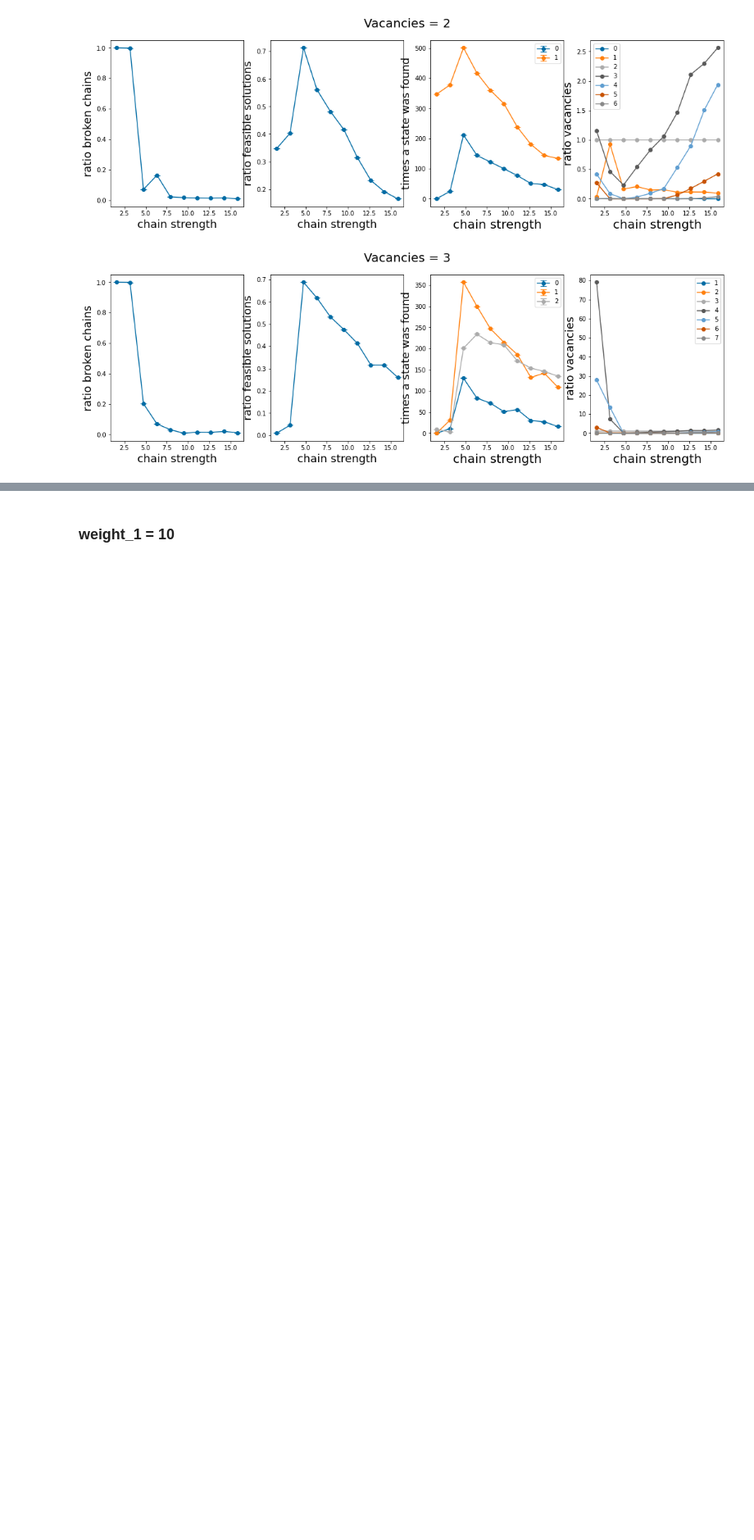
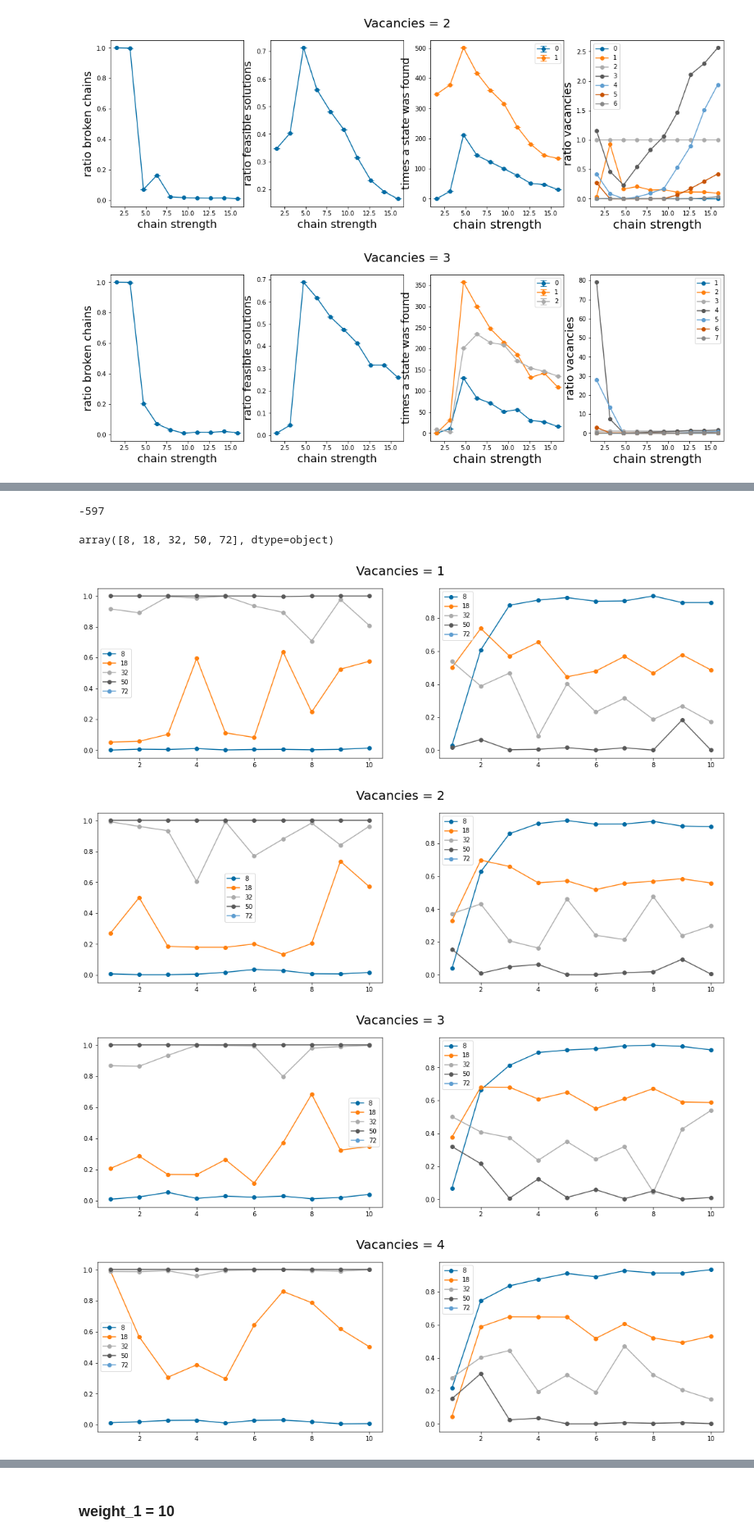
Before and after one commit to cmc-ucl/quantum_computing, a Jupyter notebook: Experiments.ipynb, the cells around one changed output, grey strips where cells are left out. Shown at 82% size. Drawn from its saved outputs; the diff is of its cells as text; code cells hidden in the pictures; blank space fills up the shorter version.

```diff
--- a/Experiments.ipynb
+++ b/Experiments.ipynb
@@ -31,7 +31,7 @@ lattice = np.array([[ 1.233862, -2.137112,  0.      ],
 graphene = Structure(lattice, species=['C','C'], coords=[[2/3, 1/3, 0. ],[1/3, 2/3, 0.]])
 graphene = SpacegroupAnalyzer(graphene).get_conventional_standard_structure()
 
-n_supercell = 2
+n_supercell = 3
 scaling_matrix = np.identity(3)*n_supercell
 scaling_matrix[2][2] = 1
 graphene_supercell = copy.deepcopy(graphene)
@@ -1399,6 +1014,0 @@ array([ 79, 872, 252, ..., 427, 512, 820])
-# %%
-classifier_final = []
-for i in bb:
-    classifier_final.append(int(''.join([str(x) for x in i])))
-classifier_final = np.array(classifier_final)
-#classifier_final
@@ -1529,0 +1216,65 @@ def cart2sph(x, y, z):
+# %%
+x_classical = np.array([1]*18)
+x_classical[0] = 0
+x_classical[1] = 0
+E_tmp = np.matmul(x_classical,qubo_m)
+E_classical = np.sum(x_classical*E_tmp)
+E_classical
+# %% [output]
+-597
+# %%
+df_results = make_df('./data/cell_ratio')
+np.unique(df_results['N atoms'].to_numpy())
+# %% [output]
+array([8, 18, 32, 50, 72], dtype=object)
+# %%
+#Plot in the same graph feasible vs ratio for different cell sizes
+import matplotlib.pyplot as plt
+np.seterr(divide='ignore')
+plt.style.use('tableau-colorblind10')
+
+df_results = make_df('./data/cell_ratio')
+for vac in [1,2,3,4]:
+    fig, axs = plt.subplots(1,2,figsize=(18, 5), sharey=False)
+    for n_atoms in [8, 18, 32, 50, 72]:
+        df_all = df_results[df_results['num_vacancies'] == vac]
+        df_mean = df_all[df_all['N atoms'] == n_atoms].groupby('ratio l/w').mean()
+
+        fig.suptitle('Vacancies = %s'%vac, fontsize=20)
+
+        x = df_mean.index.values
+
+        y1 = df_mean['broken_chains'].to_numpy()
+        y2 = df_mean['ratio_feasible'].to_numpy()
+
+        axs[0].plot(x, y1, '-o', label=str(n_atoms))
+        axs[1].plot(x, y2, '-o', label=str(n_atoms))
+        axs[0].legend()
+        axs[1].legend()
+
+
+
+    '''axs[0].set_xlabel('ratio gamma/alpha', fontsize=18)
+    axs[1].set_xlabel('ratio gamma/alpha', fontsize=18)
+    axs[2].set_xlabel('ratio gamma/alpha', fontsize=20)
+    axs[3].set_xlabel('ratio gamma/alpha', fontsize=20)
+    axs[0].set_ylabel('ratio broken chains', fontsize=18)
+    axs[1].set_ylabel('ratio feasible solutions', fontsize=18)
+    axs[2].set_ylabel('times a state was found', fontsize=18)
+    axs[3].set_ylabel('ratio vacancies', fontsize=18)'''
+
+    #fig.set_title('All feasible',fontsize=20)
+
+#axs[:].set_xticks(np.arange(0,25))
+#ax.set_yticks(np.arange(-50,0,5))
+#plt.xticks(fontsize=12)
+#plt.yticks(fontsize=16)
+
+#fig.set_size_inches(15.5, 7.5)
+
+plt.show()
+# %% [output]
+[figure, added]
+[figure, added]
+[figure, added]
+[figure, added]
```
Also changed, not shown: parts of 56 cells of this notebook.
